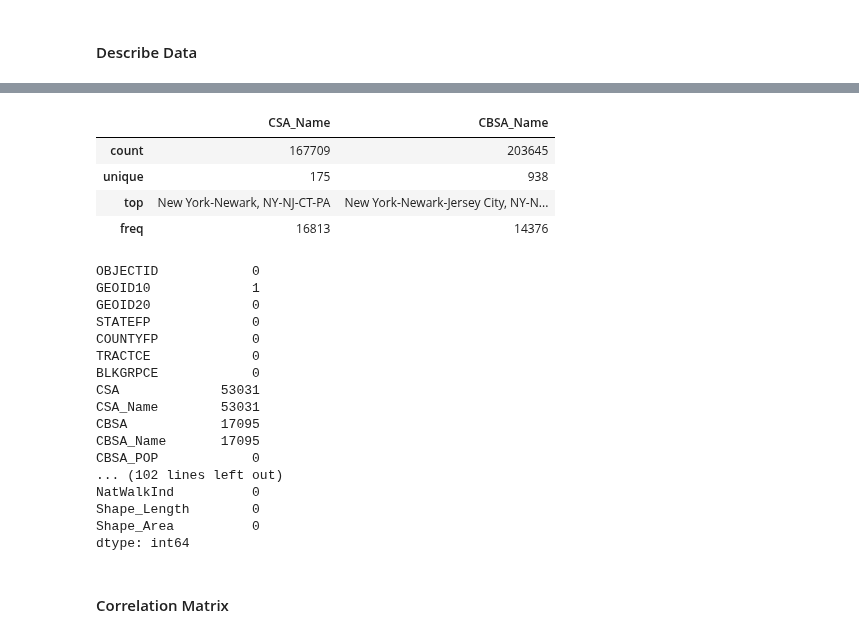
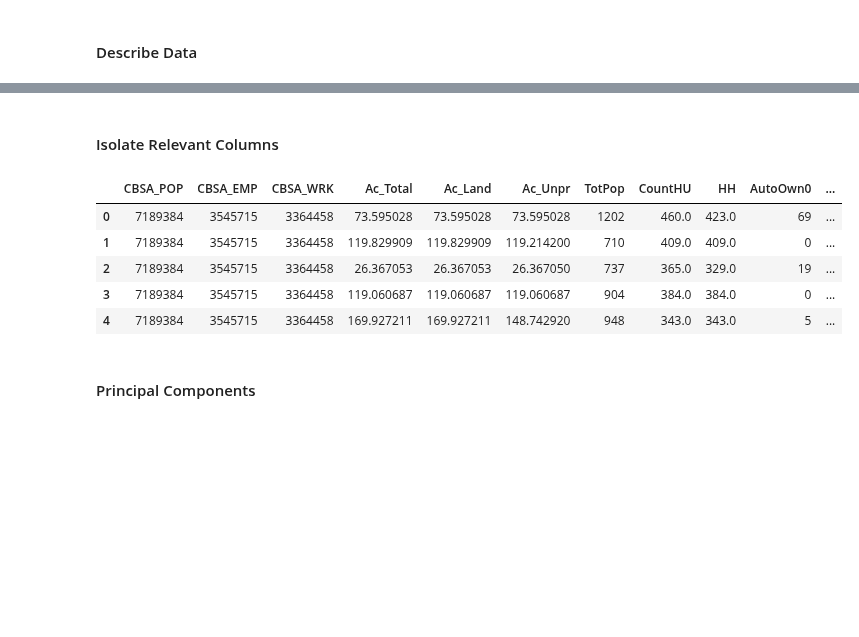
Before and after one commit to JamesJFan/CS6140_MachineLearning_FinalProject_Group1, a Jupyter notebook: CS6140_MachineLearning_FinalProject_Group1.ipynb, the cells around one changed output, grey strips where cells are left out. Drawn from its saved outputs; the diff is of its cells as text; code cells hidden in the pictures; blank space fills up the shorter version.

```diff
--- a/CS6140_MachineLearning_FinalProject_Group1.ipynb
+++ b/CS6140_MachineLearning_FinalProject_Group1.ipynb
@@ -38,0 +96,12 @@ display(df)
+# %%
+# Fill categorical variables with "NA"
+raw_df[["CSA_Name", "CBSA_Name"]] = raw_df[["CSA_Name", "CBSA_Name"]].fillna("NA")
+
+# Fill numeric categorical variables with -1
+raw_df[["GEOID10", "CSA", "CBSA"]] = raw_df[["GEOID10", "CSA", "CBSA"]].fillna(-1)
+
+# fill all other variables with median
+raw_df = raw_df.fillna(raw_df.median())
+
+# confirm no more null values
+print(raw_df.isnull().sum())
@@ -39,2 +126,24 @@ display(df)
+# %% [markdown]
+#### Isolate Relevant Columns
+# %%
+columns = ['CBSA_POP', 'CBSA_EMP', 'CBSA_WRK', 'Ac_Total', 'Ac_Land', \
+           'Ac_Unpr', 'TotPop', 'CountHU', 'HH', 'AutoOwn0', 'Pct_AO0', \
+           'AutoOwn1', 'Pct_AO1', 'AutoOwn2p', 'Pct_AO2p', 'Workers', 'TotEmp',\
+           'D1A', 'D1B', 'D1C', 'D1C5_RET', 'D1C5_OFF', 'D1C5_IND', 'D1C5_SVC',\
+           'D1C5_ENT', 'D1C8_RET', 'D1C8_OFF', 'D1C8_IND', 'D1C8_SVC', \
+           'D1C8_ENT', 'D1C8_ED', 'D1C8_HLTH', 'D1C8_PUB', 'D1D', 'D2C_TRIPEQ',\
+           'D3A', 'D3AAO', 'D3AMM', 'D3APO', 'D3B', 'D3BAO', 'D3BMM3', \
+           'D3BMM4', 'D3BPO3', 'D3BPO4', 'D4A', 'D4B025', 'D4B050', 'D4C', \
+           'D4D', 'D4E', 'D5AR', 'D5AE', 'D5BR', 'D5BE', 'D5CR', 'D5CRI', \
+           'D5CE', 'D5CEI', 'D5DR', 'D5DRI', 'D5DE', 'D5DEI']
+
+df = raw_df[columns]
 # %%
-df.dtypes
+df.head()
+# %% [output]
+|  | CBSA_POP | CBSA_EMP | CBSA_WRK | Ac_Total | Ac_Land | Ac_Unpr | TotPop | CountHU | HH | AutoOwn0 | ... |
+| 0 | 7189384 | 3545715 | 3364458 | 73.595028 | 73.595028 | 73.595028 | 1202 | 460.0 | 423.0 | 69 | ... |
+| 1 | 7189384 | 3545715 | 3364458 | 119.829909 | 119.829909 | 119.214200 | 710 | 409.0 | 409.0 | 0 | ... |
+| 2 | 7189384 | 3545715 | 3364458 | 26.367053 | 26.367053 | 26.367050 | 737 | 365.0 | 329.0 | 19 | ... |
+| 3 | 7189384 | 3545715 | 3364458 | 119.060687 | 119.060687 | 119.060687 | 904 | 384.0 | 384.0 | 0 | ... |
+| 4 | 7189384 | 3545715 | 3364458 | 169.927211 | 169.927211 | 148.742920 | 948 | 343.0 | 343.0 | 5 | ... |
@@ -43,30 +150,2 @@ df.describe()
-# %%
-df.describe(include='object')
-# %% [output]
-|  | CSA_Name | CBSA_Name |
-| count | 167709 | 203645 |
-| unique | 175 | 938 |
-| top | New York-Newark, NY-NJ-CT-PA | New York-Newark-Jersey City, NY-N... |
-| freq | 16813 | 14376 |
-# %%
-print(df.isnull().sum())
-# %% [output]
-OBJECTID            0
-GEOID10             1
-GEOID20             0
-STATEFP             0
-COUNTYFP            0
-TRACTCE             0
-BLKGRPCE            0
-CSA             53031
-CSA_Name        53031
-CBSA            17095
-CBSA_Name       17095
-CBSA_POP            0
-... (102 lines left out)
-NatWalkInd          0
-Shape_Length        0
-Shape_Area          0
-dtype: int64
-# %% [markdown]
-#### Correlation Matrix
+# %% [markdown]
+#### Principal Components
```
Also changed, not shown: parts of 10 cells of this notebook.
